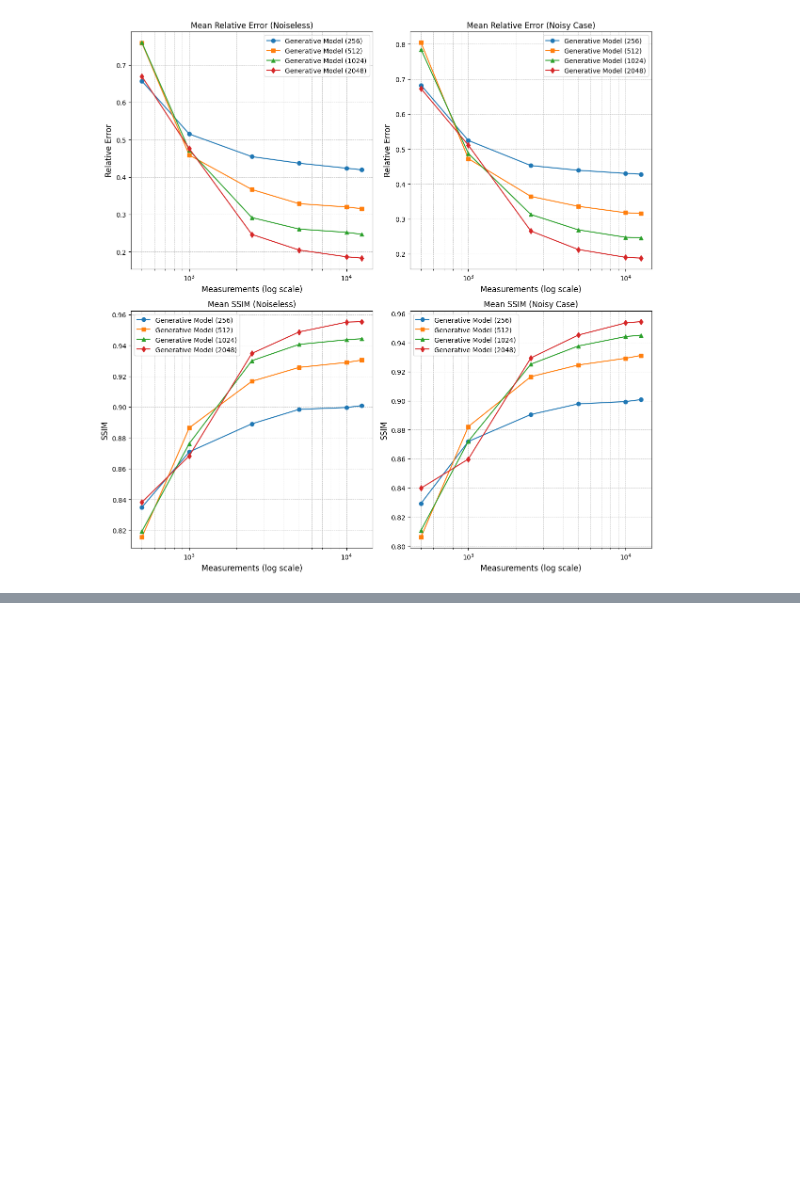
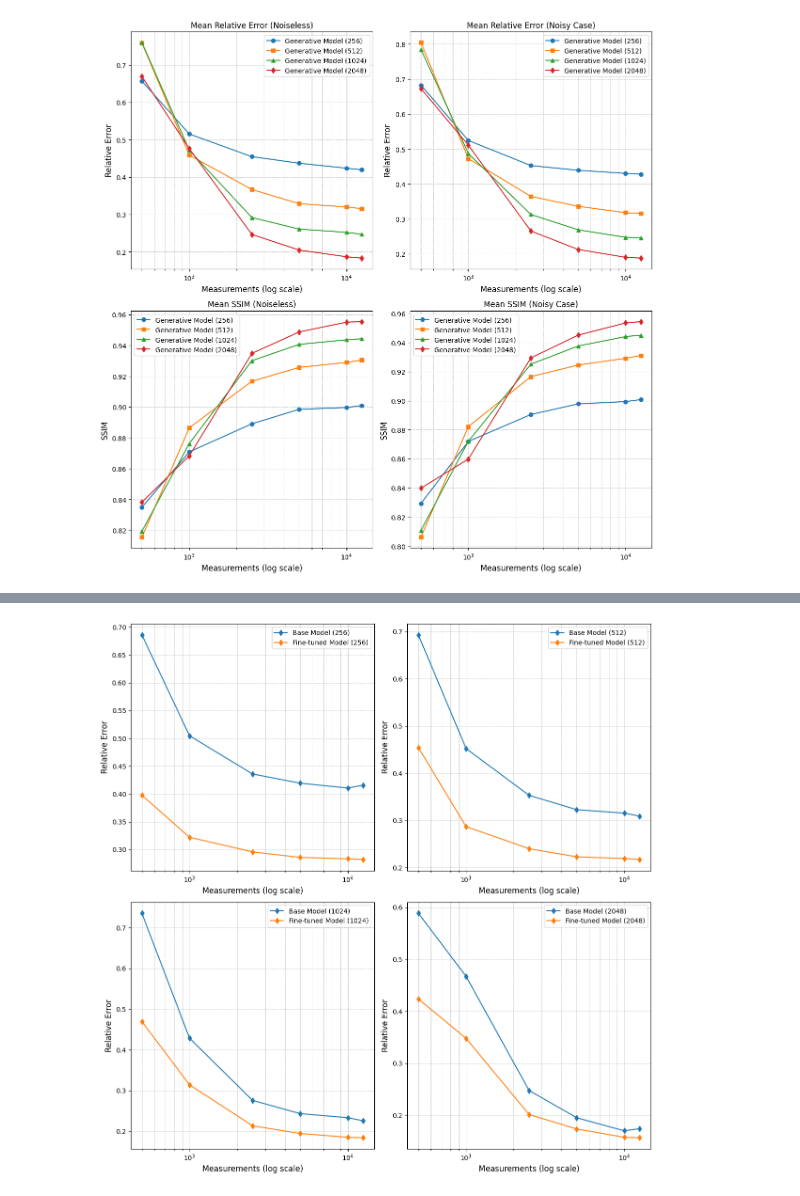
Before and after one commit to tum-esm/inventory-embeddings, a Jupyter notebook: notebooks/experiment_plots/plot_experiments.ipynb, the cells around one changed output, grey strips where cells are left out. Cells and saved outputs as stored; diff of their text form; code cells hidden in the pictures; blank space fills up the shorter version.

Commit message:
Extends Notebook With Plotting of Fine Tune Experiment

```diff
--- a/notebooks/experiment_plots/plot_experiments.ipynb
+++ b/notebooks/experiment_plots/plot_experiments.ipynb
@@ -116,0 +128,18 @@ plt.savefig(PlotPaths.PLOTS / "latent_dimension.eps", format="eps")
+# %%
+for city, data in fine_tuned_data.items():
+    logger.info(f"Fine-tuning results for {city.capitalize()}")
+
+    for model in ["256", "512", "1024", "2048"]:
+        logger.info(f"\tResults for model {model}")
+
+        base_relative_error = data.get_mean_relative_error_per_measurements(solver=model)
+        fine_tuned_relative_error = data.get_mean_relative_error_per_measurements(solver=f"{model}_{city}")
+        logger.info("\t\tRelative Error")
+        for m, (b, f) in zip(data.measurements, zip(base_relative_error, fine_tuned_relative_error)):
+            logger.info(f"\t\t\t{m}: {f:.2f} ({100 * ((f - b) / b):.2f}%)")
+
+        base_ssim = data.get_mean_ssim_per_measurements(solver=model)
+        fine_tuned_ssim = data.get_mean_ssim_per_measurements(solver=f"{model}_{city}")
+        logger.info("\t\tSSIM")
+        for m, (b, f) in zip(data.measurements, zip(base_ssim, fine_tuned_ssim)):
+            logger.info(f"\t\t\t{m}: {f:.2f} ({100 * ((f - b) / b):.2f}%)")
@@ -116,0 +164,41 @@ plt.savefig(PlotPaths.PLOTS / "latent_dimension.eps", format="eps")
+# %%
+fig, axs = plt.subplots(2, 2, figsize=(12, 12))
+
+city = "zürich"
+
+axs[0, 0].plot(fine_tuned_data[city].measurements, fine_tuned_data[city].get_mean_relative_error_per_measurements(solver="256"), label="Base Model (256)", marker="d")
+axs[0, 0].plot(fine_tuned_data[city].measurements, fine_tuned_data[city].get_mean_relative_error_per_measurements(solver=f"256_{city}"), label="Fine-tuned Model (256)", marker="d")
+axs[0, 0].set_xscale("log")
+axs[0, 0].legend(loc="best")
+axs[0, 0].grid(True, which="both", ls="--", linewidth=0.5)
+axs[0, 0].set_xlabel("Measurements (log scale)", fontsize=12)
+axs[0, 0].set_ylabel("Relative Error", fontsize=12)
+
+axs[0, 1].plot(fine_tuned_data[city].measurements, fine_tuned_data[city].get_mean_relative_error_per_measurements(solver="512"), label="Base Model (512)", marker="d")
+axs[0, 1].plot(fine_tuned_data[city].measurements, fine_tuned_data[city].get_mean_relative_error_per_measurements(solver=f"512_{city}"), label="Fine-tuned Model (512)", marker="d")
+axs[0, 1].set_xscale("log")
+axs[0, 1].legend(loc="best")
+axs[0, 1].grid(True, which="both", ls="--", linewidth=0.5)
+axs[0, 1].set_xlabel("Measurements (log scale)", fontsize=12)
+axs[0, 1].set_ylabel("Relative Error", fontsize=12)
+
+axs[1, 0].plot(fine_tuned_data[city].measurements, fine_tuned_data[city].get_mean_relative_error_per_measurements(solver="1024"), label="Base Model (1024)", marker="d")
+axs[1, 0].plot(fine_tuned_data[city].measurements, fine_tuned_data[city].get_mean_relative_error_per_measurements(solver=f"1024_{city}"), label="Fine-tuned Model (1024)", marker="d")
+axs[1, 0].set_xscale("log")
+axs[1, 0].legend(loc="best")
+axs[1, 0].grid(True, which="both", ls="--", linewidth=0.5)
+axs[1, 0].set_xlabel("Measurements (log scale)", fontsize=12)
+axs[1, 0].set_ylabel("Relative Error", fontsize=12)
+
+axs[1, 1].plot(fine_tuned_data[city].measurements, fine_tuned_data[city].get_mean_relative_error_per_measurements(solver="2048"), label="Base Model (2048)", marker="d")
+axs[1, 1].plot(fine_tuned_data[city].measurements, fine_tuned_data[city].get_mean_relative_error_per_measurements(solver=f"2048_{city}"), label="Fine-tuned Model (2048)", marker="d")
+axs[1, 1].set_xscale("log")
+axs[1, 1].legend(loc="best")
+axs[1, 1].grid(True, which="both", ls="--", linewidth=0.5)
+axs[1, 1].set_xlabel("Measurements (log scale)", fontsize=12)
+axs[1, 1].set_ylabel("Relative Error", fontsize=12)
+
+plt.tight_layout()
+plt.savefig(PlotPaths.PLOTS / f"fine_tuned_{city}.eps", format="eps")
+# %% [output]
+[figure, added]
```
Also changed, not shown: parts of 3 cells of this notebook.
